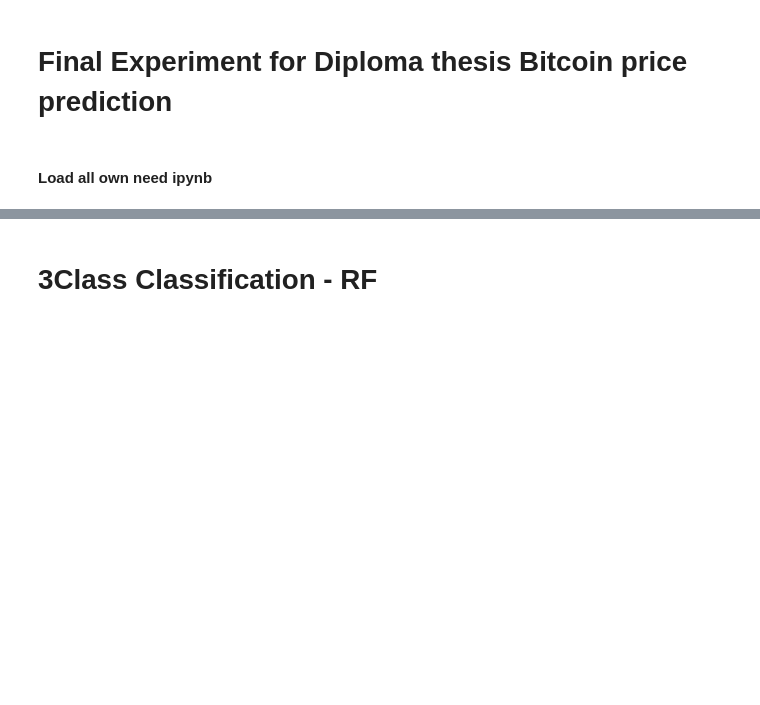
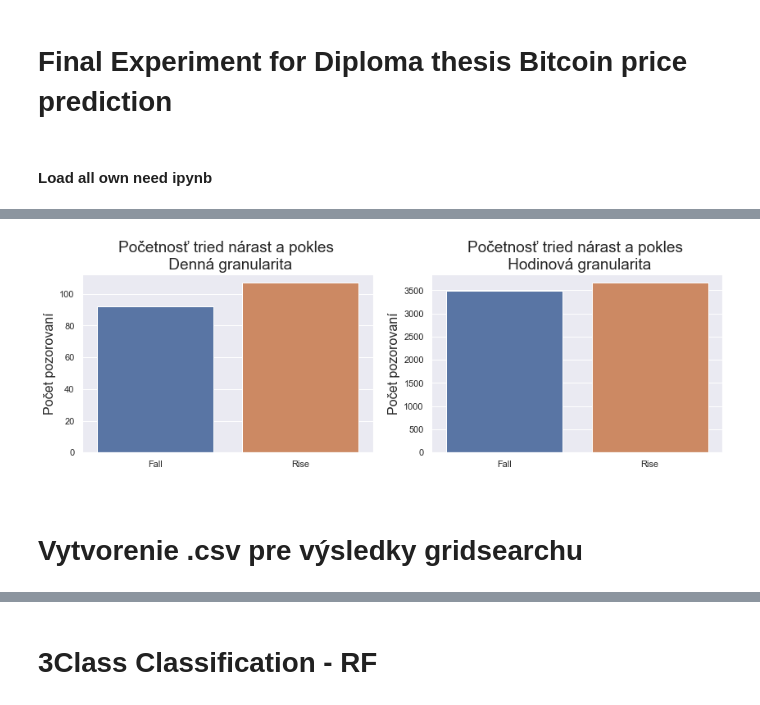
Before and after one commit to KrizanPeter/DP3_Repo, a Jupyter notebook: Experiment NTB.ipynb, the cells around one changed output, grey strips where cells are left out. Cells and saved outputs as stored; diff of their text form; code cells hidden in the pictures; blank space fills up the shorter version.

```diff
--- a/Experiment NTB.ipynb
+++ b/Experiment NTB.ipynb
@@ -19,0 +70,29 @@ SaveTwoClassResult(resultDf)
+# %%
+df = pd.read_csv('data/data_e1.csv')
+dfl = pd.read_csv('data/cleardata.csv', encoding='utf-16')
+# %%
+df['target'] = df.close_price.diff()
+df['target'] =  np.where(df['target']>0, 'Rise', 'Fall')
+dfl['target'] = dfl.price_close.diff()
+dfl['target'] =  np.where(dfl['target']>0, 'Rise', 'Fall')
+# %%
+
+fig, ax =plt.subplots(1,2,figsize = (14,4))
+ax[0].set_title(f'Početnosť tried nárast a pokles \n Denná granularita', fontsize = 19)
+
+plt.grid(True)
+sns.countplot(df.target, ax=ax[0] )
+ax[0].set_xlabel(" ", fontsize = 16)
+ax[0].set_ylabel("Počet pozorovaní", fontsize = 16)
+
+ax[1].set_title(f'Početnosť tried nárast a pokles \n Hodinová granularita', fontsize = 19)
+plt.grid(True)
+sns.countplot(dfl.target, ax=ax[1])
+ax[1].set_xlabel(" ", fontsize = 16)
+ax[1].set_ylabel("Počet pozorovaní", fontsize = 16)
+
+fig.show()
+# %% [output]
+[figure, added]
+# %% [markdown]
+# Vytvorenie .csv pre výsledky gridsearchu
```
Also changed, not shown: parts of 42 cells of this notebook, 17 other files.
